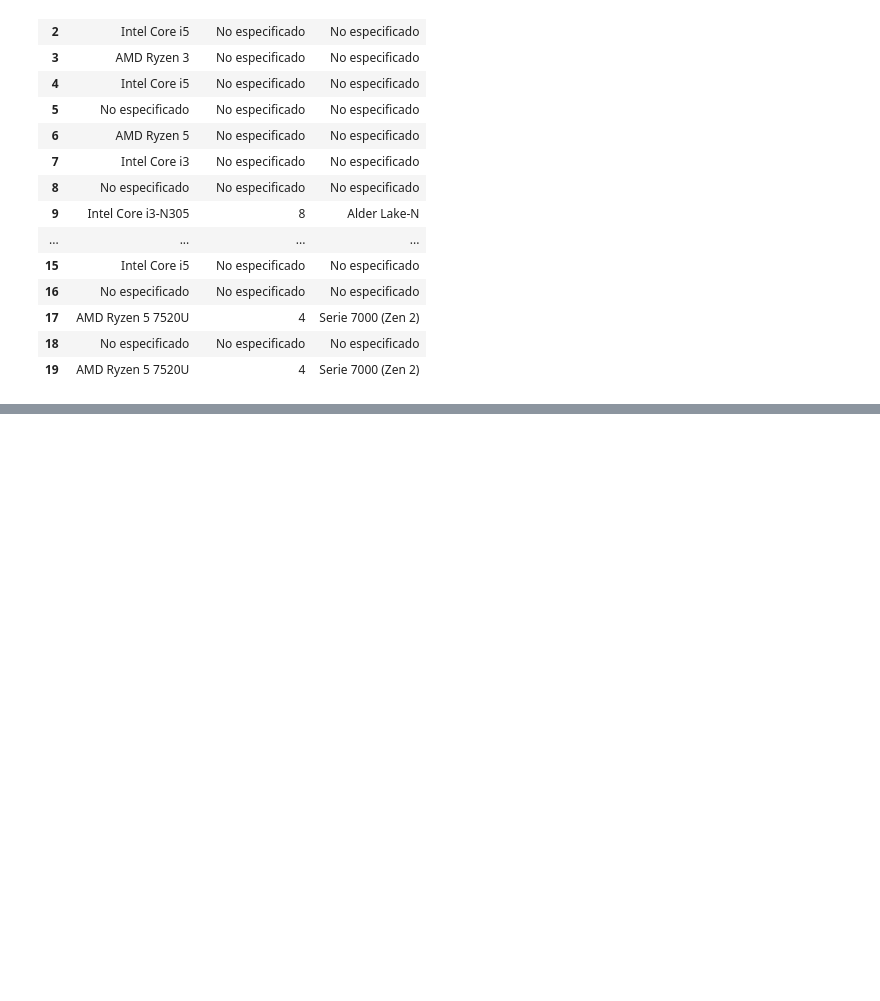
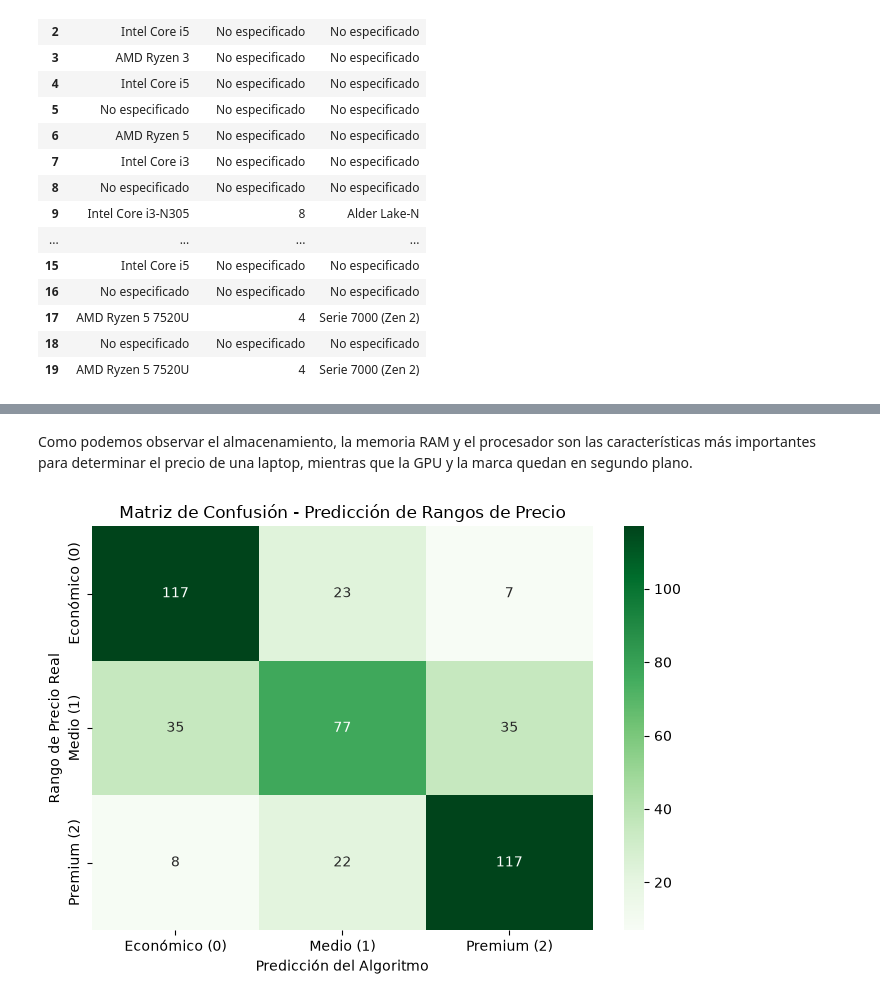
Before and after one commit to H-Cote/claralap, a Jupyter notebook: EDA_data_cleaning/EDA y limpieza.ipynb, the cells around one changed output, grey strips where cells are left out. Saved outputs shown, nothing was run; the diff lists cells and outputs as text; code cells hidden in the pictures; blank space fills up the shorter version.

```diff
--- a/EDA_data_cleaning/EDA y limpieza.ipynb
+++ b/EDA_data_cleaning/EDA y limpieza.ipynb
@@ -566,0 +1549,4 @@ df_laptops[['Procesador_Modelo', 'Numero_Nucleos',"Generacion_CPU"]].head(20)
+# %%
+# Seleccionamos dinámicamente las columnas creadas por get_dummies y las transformadas
+columnas_modelo = ['Log2_RAM', 'Log2_Almacenamiento', 'CPU_Tier', 'GPU_Dedicada'] + \
+                  [col for col in df_rf.columns if col.startswith('Marca_Agrupada_') or col.startswith('Categoria_Pantalla_')]
@@ -566,0 +1606,18 @@ df_laptops[['Procesador_Modelo', 'Numero_Nucleos',"Generacion_CPU"]].head(20)
+# %% [markdown]
+Como podemos observar el almacenamiento, la memoria RAM y el procesador son las características más importantes para determinar el precio de una laptop, mientras que la GPU y la marca quedan en segundo plano.
+# %%
+#Predicción sobre el set de prueba
+y_pred_precio = rf_clf_precio.predict(X_test)
+
+#Matriz de Confusión
+plt.figure(figsize=(7, 5))
+nombres_rangos = ['Económico (0)', 'Medio (1)', 'Premium (2)']
+sns.heatmap(confusion_matrix(y_test, y_pred_precio), annot=True, fmt='d', cmap='Greens',
+            xticklabels=nombres_rangos, yticklabels=nombres_rangos)
+plt.title('Matriz de Confusión - Predicción de Rangos de Precio')
+plt.xlabel('Predicción del Algoritmo')
+plt.ylabel('Rango de Precio Real')
+plt.tight_layout()
+plt.show()
+# %% [output]
+[figure, added]
```
Also changed, not shown: parts of 90 cells of this notebook, 3 other files.
